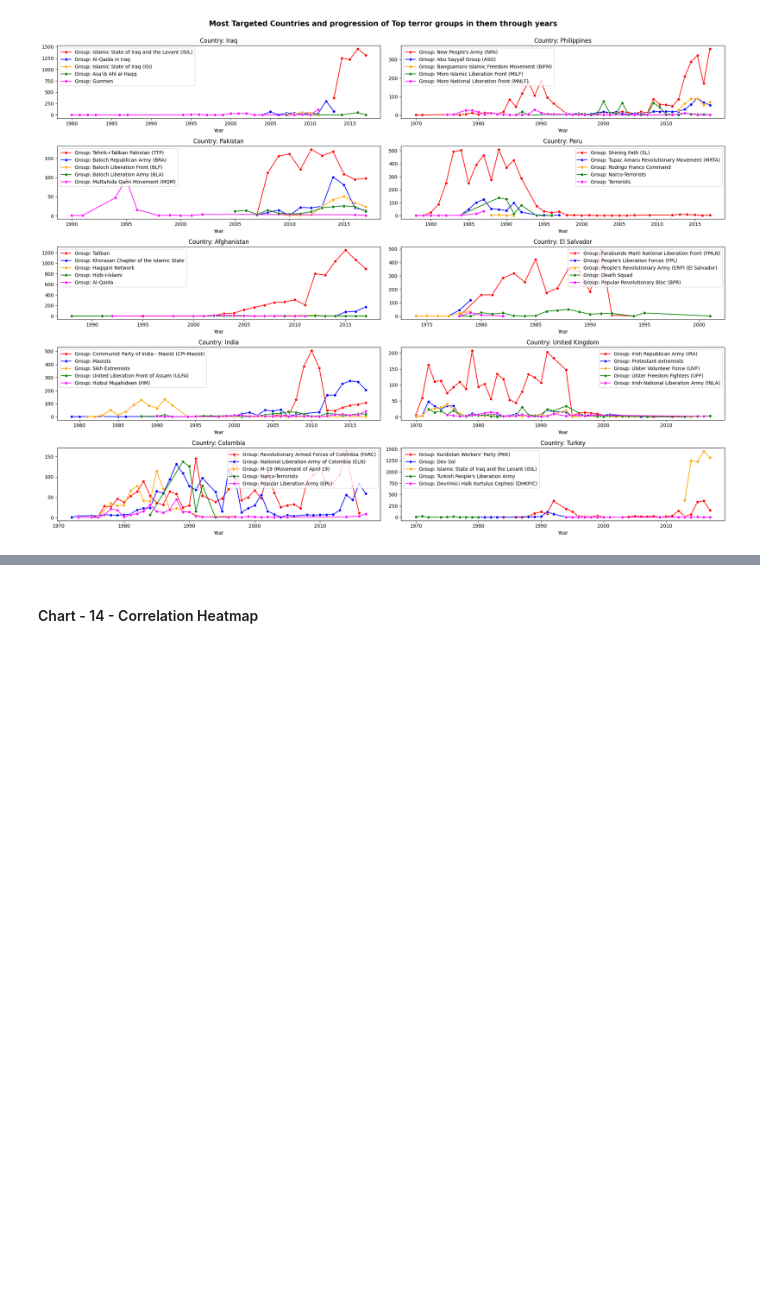
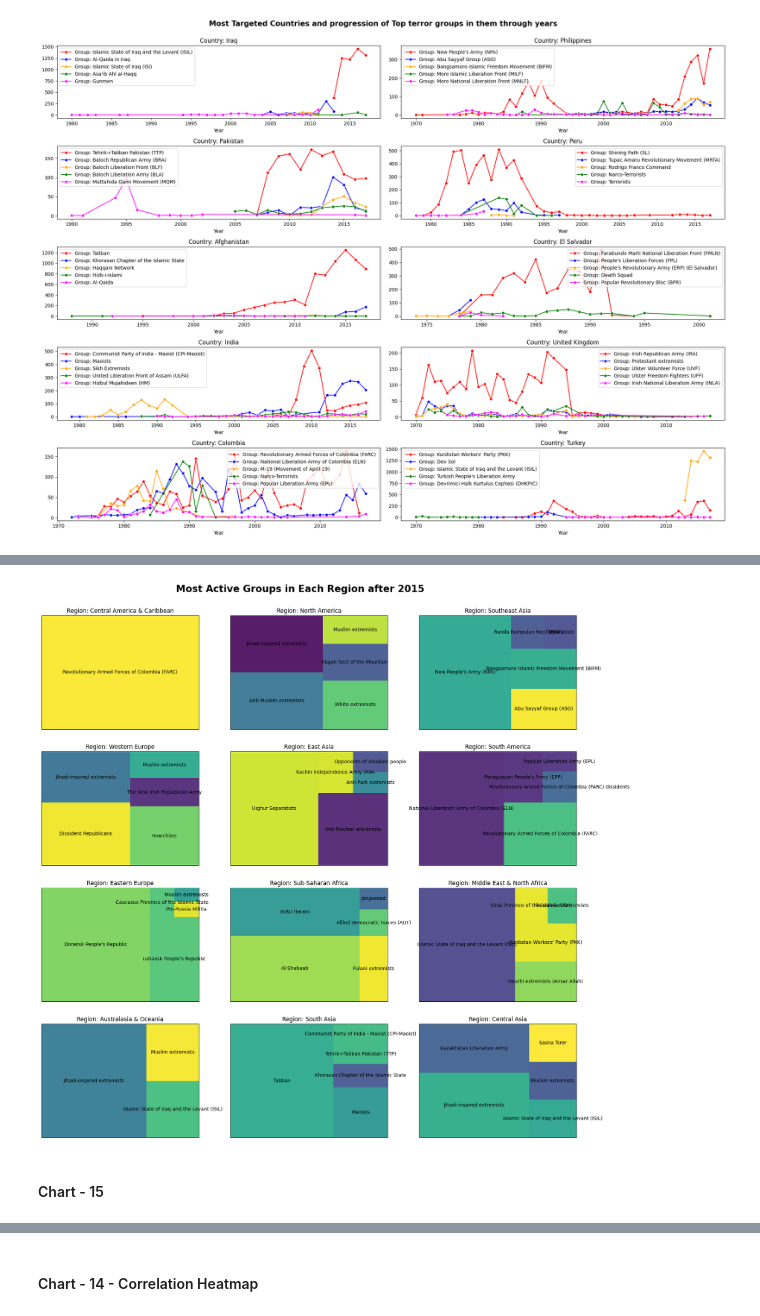
Before and after one commit to Mansi67/Global_Terrorism_Dataset_EDA, a Jupyter notebook: Global_Terrorism_Dataset_EDA.ipynb, the cells around one changed output, grey strips where cells are left out. Drawn from its saved outputs; the diff is of its cells as text; code cells hidden in the pictures; blank space fills up the shorter version.

```diff
--- a/Global_Terrorism_Dataset_EDA.ipynb
+++ b/Global_Terrorism_Dataset_EDA.ipynb
@@ -875,0 +885,25 @@ plt.show()
+# %%
+import squarify
+fig, axes = plt.subplots(4, 3, figsize=(20,18))
+fig.subplots_adjust(top=0.95)
+plt.suptitle("Most Active Groups in Each Region after 2015",  fontsize = 20, fontweight="bold",y=1)
+i=0
+j=0
+flag=0
+for value in df['Region'].unique():
+  x=df[(df['Year']>=2015) & (df['Region']==value) & (df['Group']!='Unknown')].groupby('Group')['eventid'].count().sort_values(ascending=False)[0:5]
+  sizes=x.values.tolist()
+  labels=x.index.tolist()
+  #ax=sns.barplot(ax=axes[i,j],x = x.values, y = x.index,palette='colorblind', orient='h', ).set(title='Region: {}'.format(value),ylabel=None)
+  ax=squarify.plot(sizes=sizes, label=labels, alpha=.9, ax=axes[i,j]).set(title='Region: {}'.format(value),ylabel=None,xticks=[],yticks=[])
+
+  j+=1
+  flag+=1
+  if j>2 and flag<12:
+    i+=1
+    j=0
+plt.show()
+# %% [output]
+[figure, added]
+# %% [markdown]
+#### Chart - 15
```
Also changed, not shown: parts of 11 cells of this notebook.
